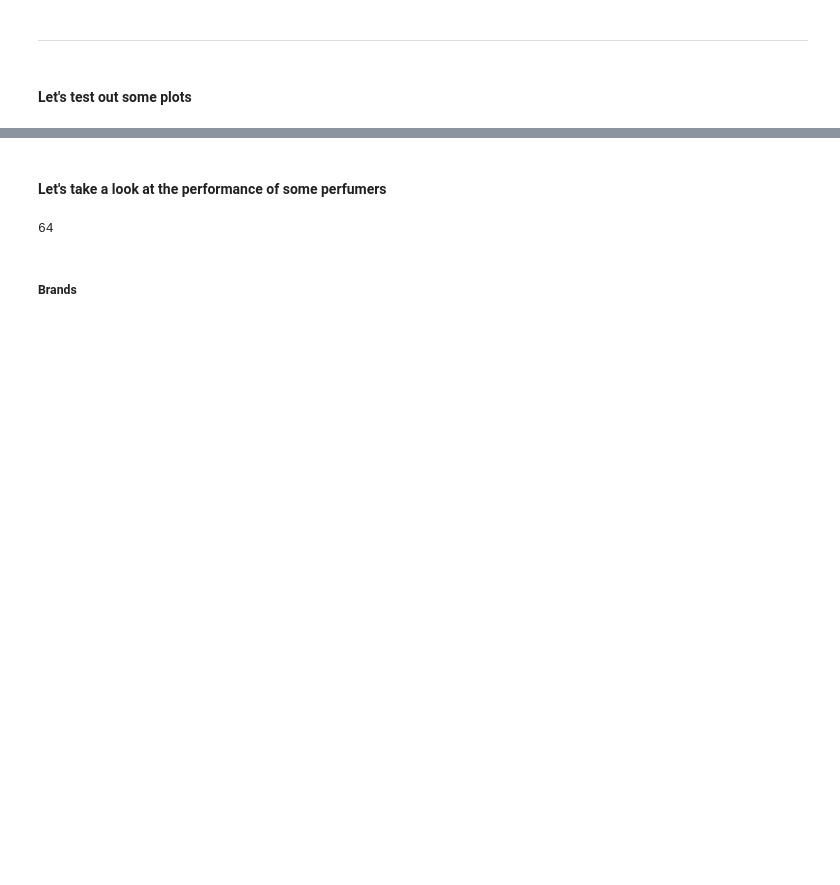
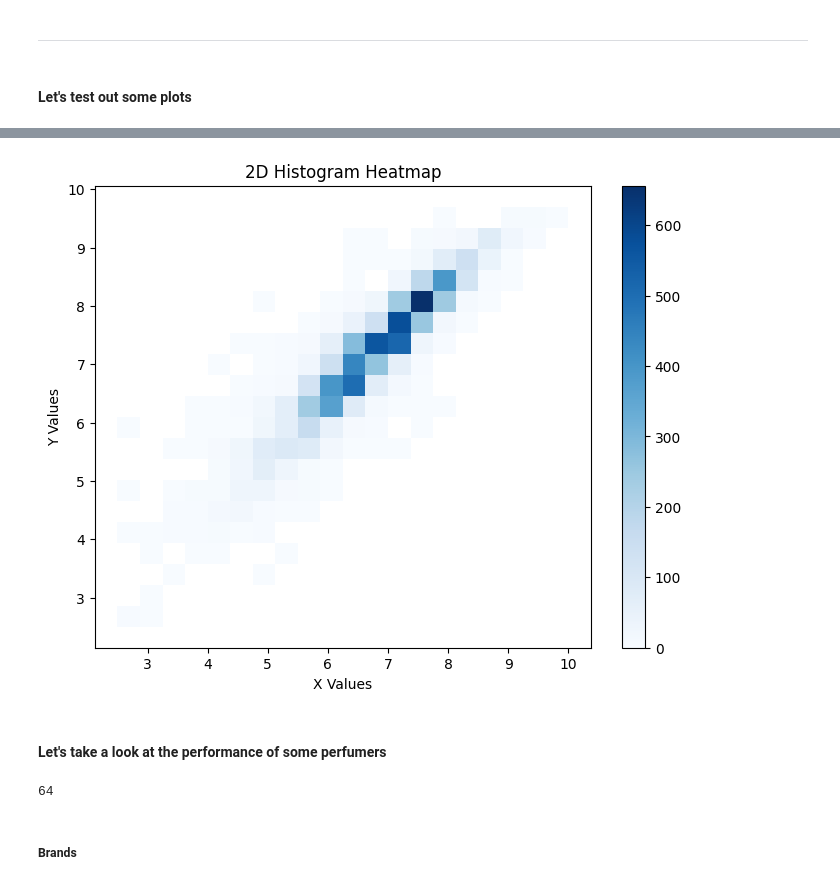
Before and after one commit to hamza1av/Parfumo, a Jupyter notebook: notebook.ipynb, the cells around one changed output, grey strips where cells are left out. Drawn from its saved outputs; the diff is of its cells as text; code cells hidden in the pictures; blank space fills up the shorter version.

```diff
--- a/notebook.ipynb
+++ b/notebook.ipynb
@@ -212,3 +246,15 @@ plt.show()
+# %%
+plt.figure(figsize=(8, 6))
+sns.histplot(data=df, x=CRIT1, y=CRIT2, bins=20, cmap="Blues", cbar=True)
+
+# Labels
+plt.xlabel("X Values")
+plt.ylabel("Y Values")
+plt.title("2D Histogram Heatmap")
+
+plt.show()
+# %% [output]
+[figure, added]
 # %% [markdown]
 #### Let's take a look at the performance of some perfumers
 # %%
```
Also changed, not shown: parts of 15 cells of this notebook, 5 other files.
